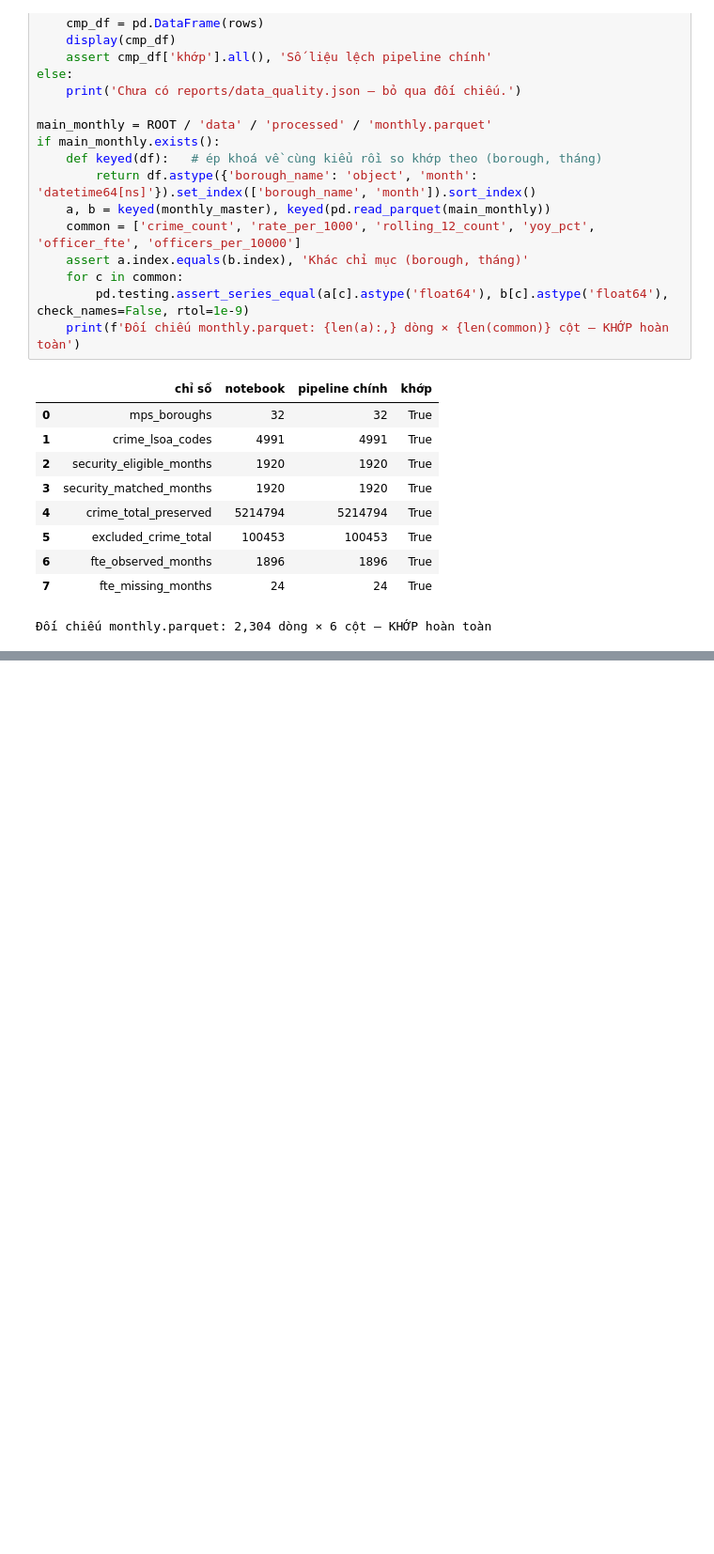
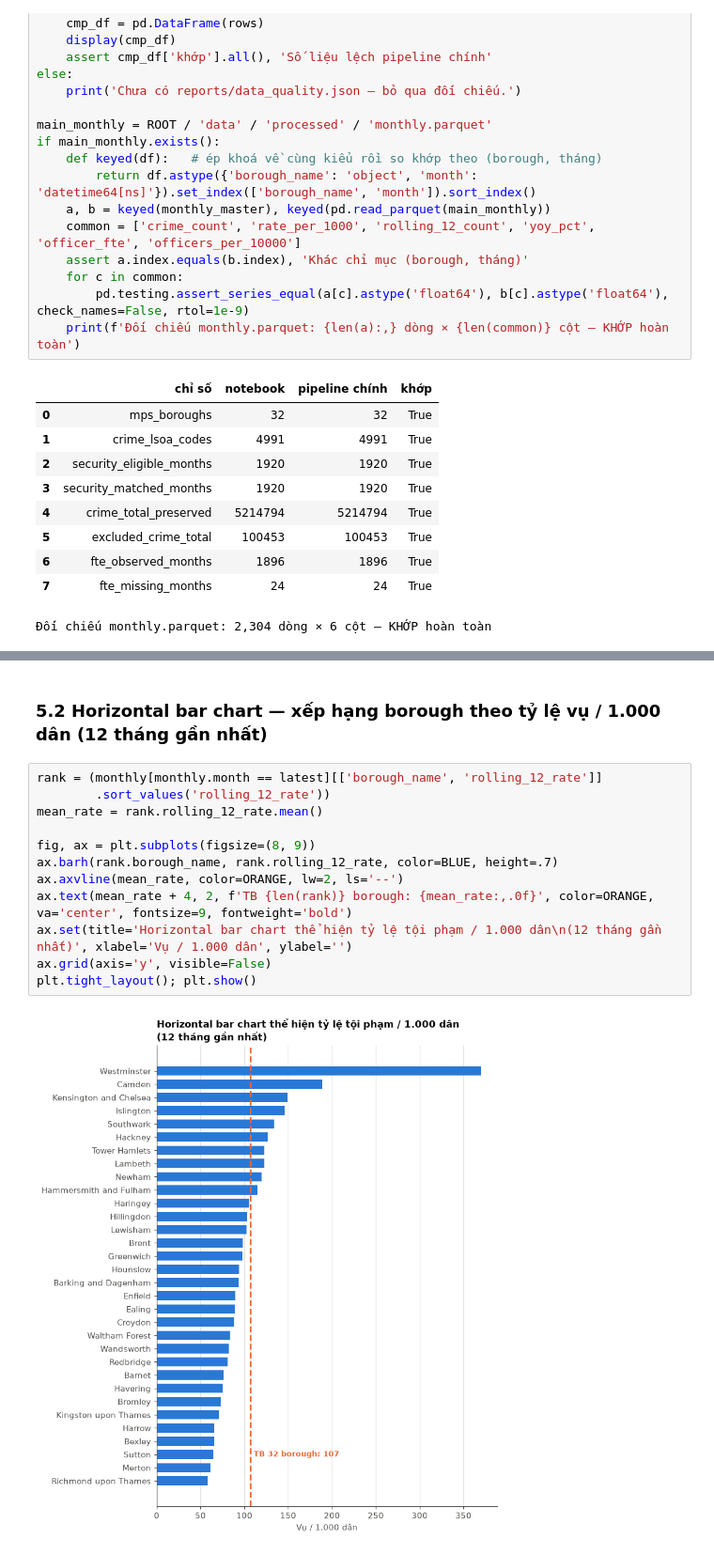
Before and after one commit to raphaelkzz/London-Crime-Visualization, a Jupyter notebook: notebooks/preprocess.ipynb, the cells around one changed output, grey strips where cells are left out. Shown at 94% size. Saved outputs shown, nothing was run; the diff lists cells and outputs as text; blank space fills up the shorter version.

```diff
--- a/notebooks/preprocess.ipynb
+++ b/notebooks/preprocess.ipynb
@@ -1033,0 +924,16 @@ print(f"7. Mùa vụ        : tháng cao nhất (trung bình các năm) = tháng
+# %% [markdown]
+### 5.2 Horizontal bar chart — xếp hạng borough theo tỷ lệ vụ / 1.000 dân (12 tháng gần nhất)
+# %%
+rank = (monthly[monthly.month == latest][['borough_name', 'rolling_12_rate']]
+        .sort_values('rolling_12_rate'))
+mean_rate = rank.rolling_12_rate.mean()
+
+fig, ax = plt.subplots(figsize=(8, 9))
+ax.barh(rank.borough_name, rank.rolling_12_rate, color=BLUE, height=.7)
+ax.axvline(mean_rate, color=ORANGE, lw=2, ls='--')
+ax.text(mean_rate + 4, 2, f'TB {len(rank)} borough: {mean_rate:,.0f}', color=ORANGE, va='center', fontsize=9, fontweight='bold')
+ax.set(title='Horizontal bar chart thể hiện tỷ lệ tội phạm / 1.000 dân\n(12 tháng gần nhất)', xlabel='Vụ / 1.000 dân', ylabel='')
+ax.grid(axis='y', visible=False)
+plt.tight_layout(); plt.show()
+# %% [output]
+[figure, added]
```
Also changed, not shown: parts of 63 cells of this notebook.
